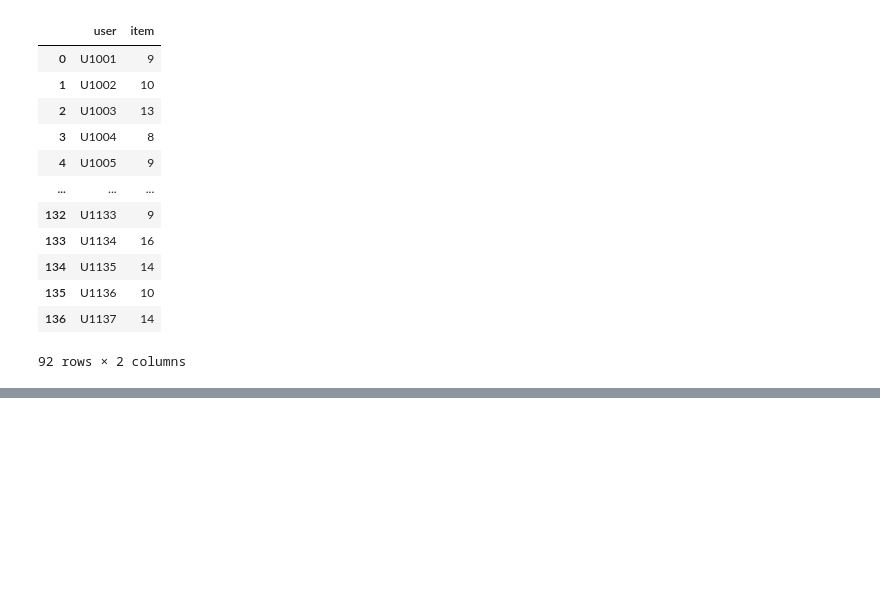
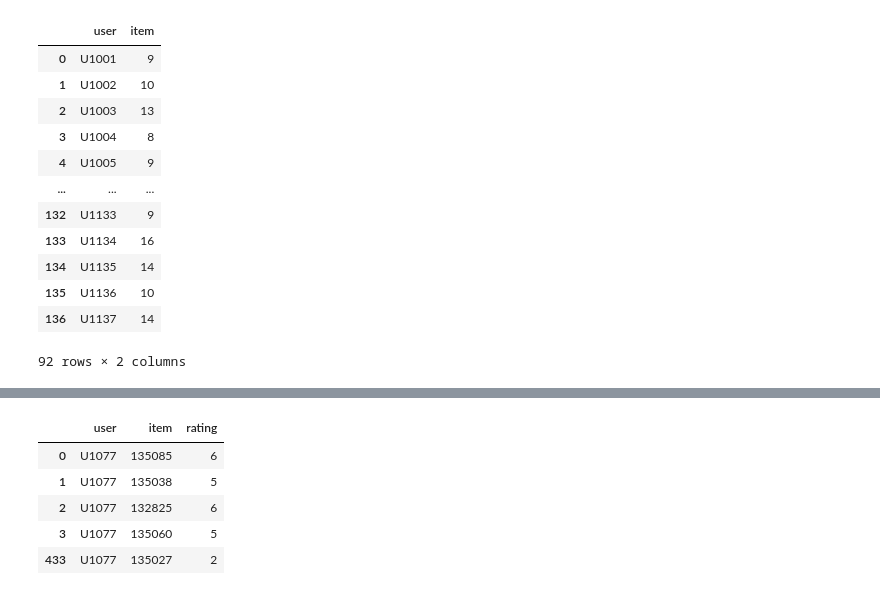
Before and after one commit to HusamAQ/RecSys_weRecommenaGrade10, a Jupyter notebook: notebooks/data_preprocessing.ipynb, the cells around one changed output, grey strips where cells are left out. Drawn from its saved outputs; the diff is of its cells as text; code cells hidden in the pictures; blank space fills up the shorter version.

```diff
--- a/notebooks/data_preprocessing.ipynb
+++ b/notebooks/data_preprocessing.ipynb
@@ -198,0 +298,9 @@ NameError: name 'selected_user' is not defined
+# %%
+simple_Ratings[simple_Ratings['user']== 'U1077']
+# %% [output]
+|  | user | item | rating |
+| 0 | U1077 | 135085 | 6 |
+| 1 | U1077 | 135038 | 5 |
+| 2 | U1077 | 132825 | 6 |
+| 3 | U1077 | 135060 | 5 |
+| 433 | U1077 | 135027 | 2 |
```
Also changed, not shown: parts of 14 cells of this notebook.
